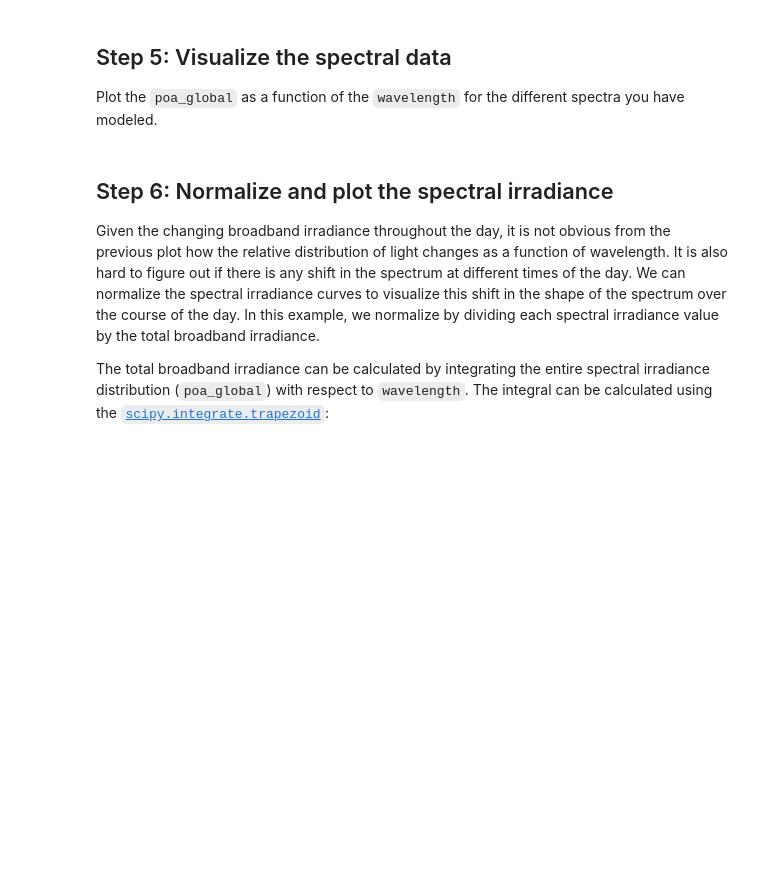
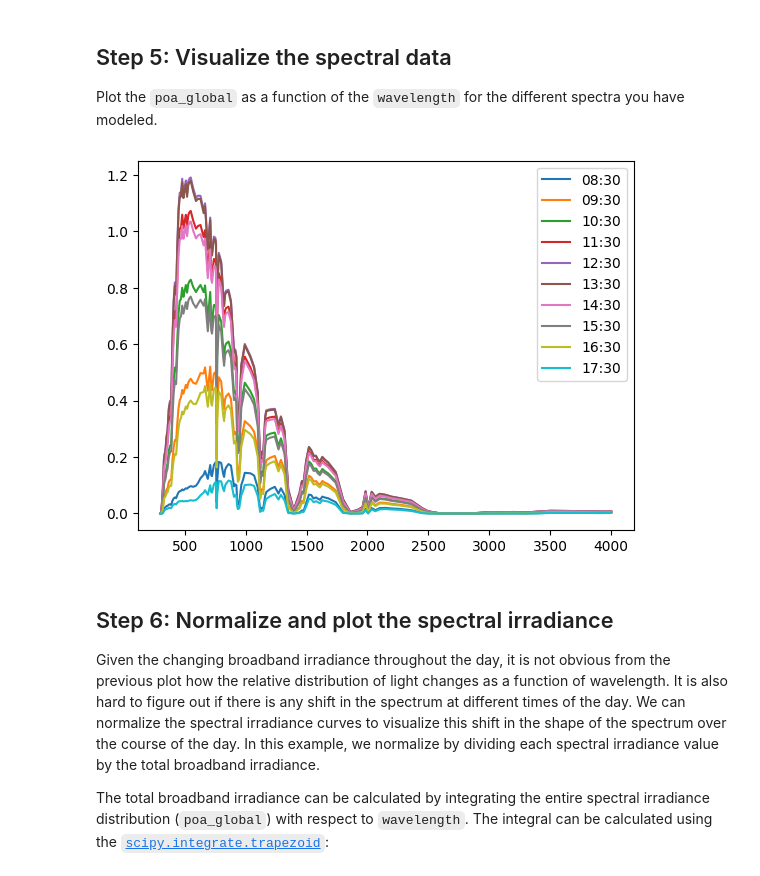
Before and after one commit to AdamRJensen/solar-resource-course, a Jupyter notebook: spectrum-changes.ipynb, the cells around one changed output. Saved outputs shown, nothing was run; the diff lists cells and outputs as text; code cells hidden in the pictures; blank space fills up the shorter version.

```diff
--- a/spectrum-changes.ipynb
+++ b/spectrum-changes.ipynb
@@ -58,7 +62,15 @@ In this exercise, we will estimate the spectral irradiance over the course of on
 Note that since you are modeling spectra for more than one set of conditions, you will get a different spectrum for each time step. The output of the spectrl2 function is a dictionary containing 2-D arrays for the spectral irradiance components and a 1-D array of shape (122,) for wavelength. For each of the 2-D arrays, one dimension is for wavelength in nm and one is for irradiance in Wm⁻²nm⁻¹.
 # %%
 spectra_components = pvlib.spectrum.spectrl2(
-    # fill in the parameters
+    apparent_zenith=solpos['apparent_zenith'],
+    aoi=aoi,
+    surface_tilt=surface_tilt,
+    ground_albedo=ground_albedo,
+    surface_pressure=surface_pressure,
+    relative_airmass=relative_airmass,
+    precipitable_water=precipitable_water,
+    ozone=ozone,
+    aerosol_turbidity_500nm=aerosol_turbidity_500nm,
 )
 
 spectra_components.keys() # print the keys of the dictionary
@@ -71,7 +83,13 @@ Plot the ``poa_global`` as a function of the ``wavelength`` for the different sp
 # %%
 time_labels = times.strftime("%H:%M")  # use this as legend in your plot in order to be easier to identify the different times of the day
 
 # Write your code here
+fig, ax = plt.subplots()
+ax.plot(spectra_components['wavelength'], spectra_components['poa_global'])
+ax.legend(time_labels)
+plt.show()
+# %% [output]
+[figure, added]
 # %% [markdown]
 ## Step 6: Normalize and plot the spectral irradiance
 
```
Also changed, not shown: parts of 4 cells of this notebook.
